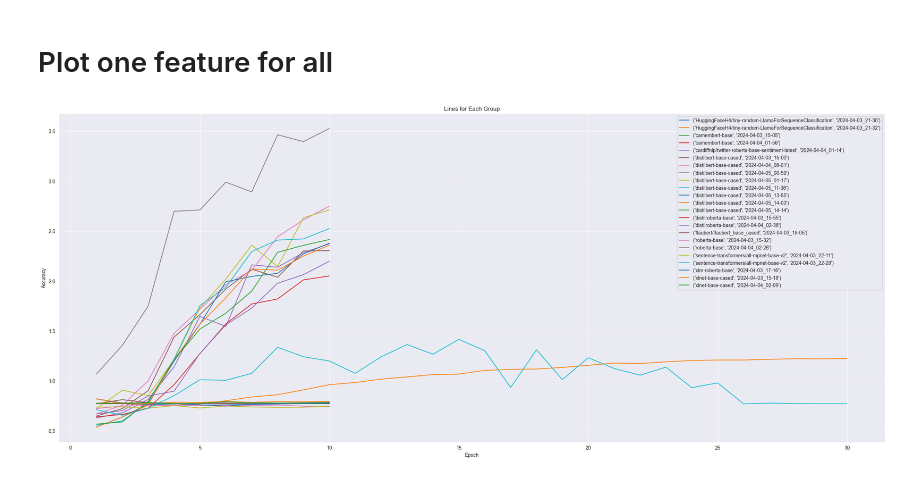
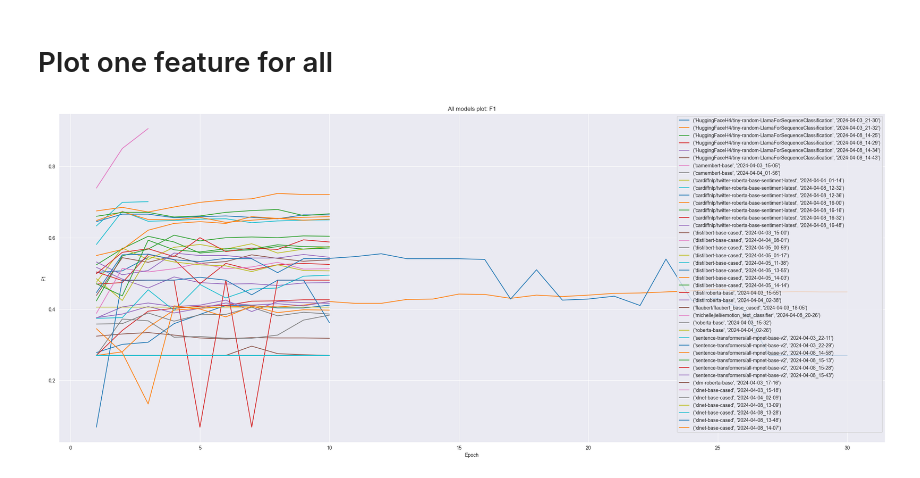
Before and after one commit to japarty/looptune, a Jupyter notebook: Plot from logs.ipynb, the cells around one changed output. Drawn from its saved outputs; the diff is of its cells as text; code cells hidden in the pictures.

Commit message:
New models tested

```diff
--- a/Plot from logs.ipynb
+++ b/Plot from logs.ipynb
@@ -32,12 +67,12 @@ df
 # %%
-last_n_runs = 2
+last_n_runs = 5
 
 # pd.to_datetime(df.timestamp, format="%Y-%m-%d_%H-%M").sort_values(ascending=False).unique()
 last_n = df.timestamp.sort_values(ascending=False).unique()[:last_n_runs]
 grouped = df[df['timestamp'].isin(last_n)].groupby(['model', 'timestamp'])
 
 # Individual subplots
-fig, axes = plt.subplots(nrows=len(grouped.groups), ncols=1, figsize=(20, 10))
+fig, axes = plt.subplots(nrows=len(grouped.groups), ncols=1, figsize=(15, 10))
 for (group_name, group_df), ax in zip(grouped, axes):
     group_df.plot(y=['Accuracy', 'F1', 'Training Loss', 'Validation Loss'], x='Epoch', ax=ax, title=f"{group_name}").legend(loc='upper left')
 
@@ -49,17 +84,17 @@ plt.show()
 # %% [markdown]
 # Plot one feature for all
 # %%
-col_to_plot = 'Validation Loss'
+col_to_plot = 'F1'
 grouped = df.groupby(['model', 'timestamp'])
 
 plt.figure(figsize=(30,12))
 for name, group_df in grouped:
     plt.plot(group_df['Epoch'], group_df[col_to_plot], label=name)
 
 plt.xlabel('Epoch')
-plt.ylabel('Accuracy')
-plt.title('Lines for Each Group')
+plt.ylabel(col_to_plot)
+plt.title(f'All models plot: {col_to_plot}')
 plt.legend()
 plt.show()
 # %% [output]
-[figure, old version]
+[figure, new version]
```
Also changed, not shown: parts of 4 cells of this notebook, 2 other files.
